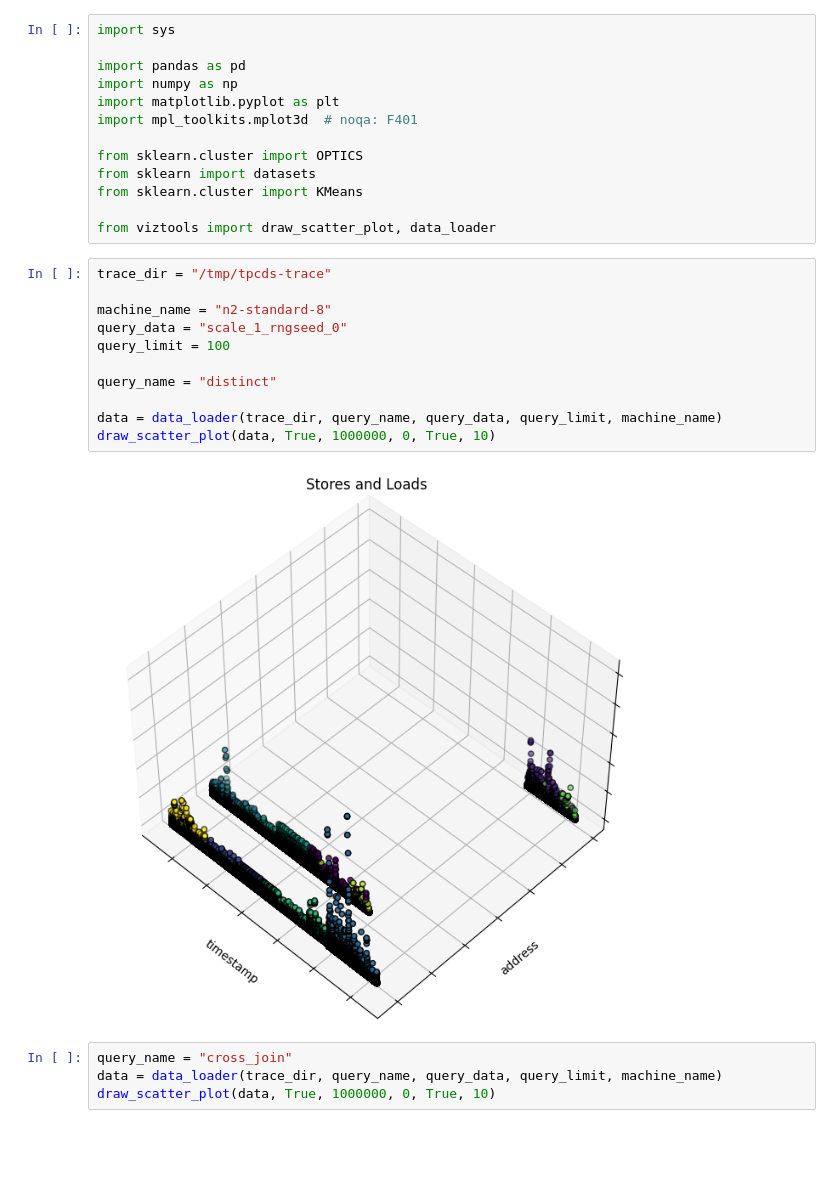
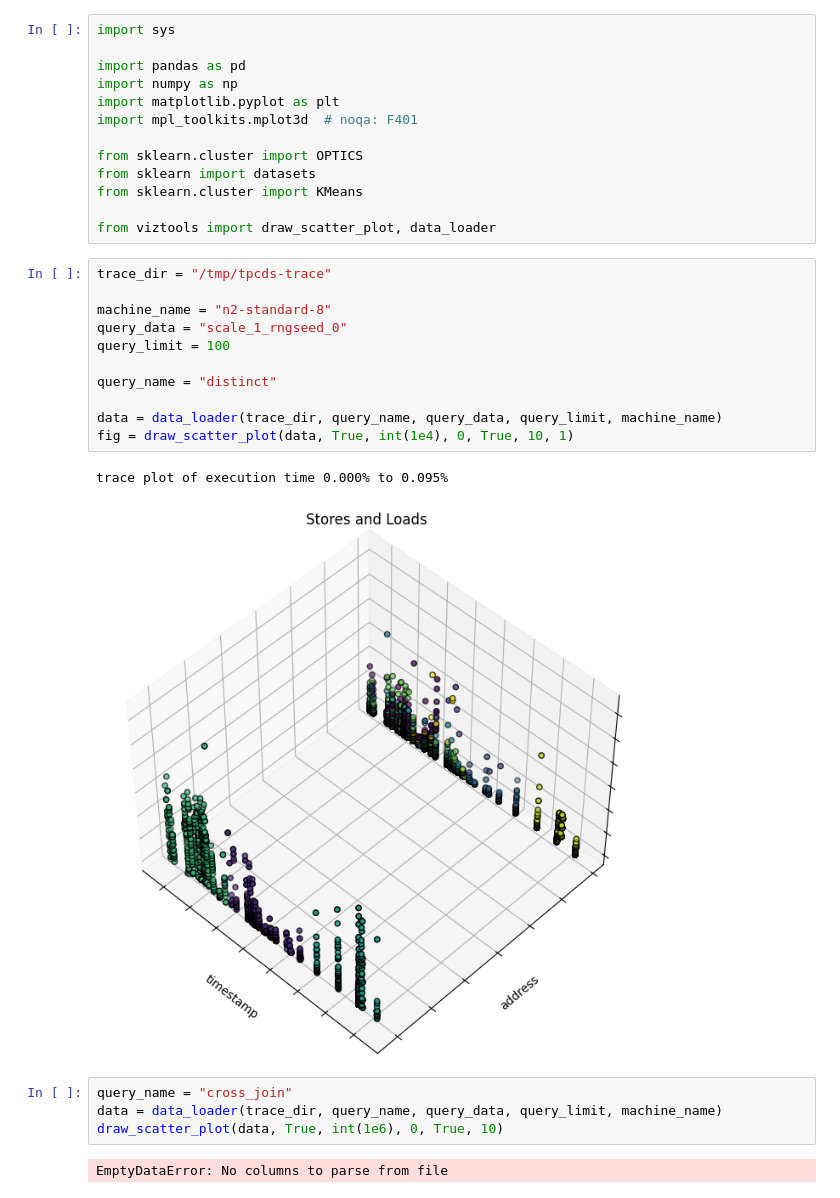
Before and after one commit to sunjin-choi/ocs-mem-prof, a Jupyter notebook: analysis/viz-interactive-prim.ipynb, the cells around one changed output. Saved outputs shown, nothing was run; the diff lists cells and outputs as text; blank space fills up the shorter version.

```diff
--- a/analysis/viz-interactive-prim.ipynb
+++ b/analysis/viz-interactive-prim.ipynb
@@ -14,20 +14,23 @@ from viztools import draw_scatter_plot, data_loader
 # %%
 trace_dir = "/tmp/tpcds-trace"
 
 machine_name = "n2-standard-8"
 query_data = "scale_1_rngseed_0"
 query_limit = 100
 
 query_name = "distinct"
 
 data = data_loader(trace_dir, query_name, query_data, query_limit, machine_name)
-draw_scatter_plot(data, True, 1000000, 0, True, 10)
+fig = draw_scatter_plot(data, True, int(1e4), 0, True, 10, 1)
 # %% [output]
+trace plot of execution time 0.000% to 0.095%
-[figure, old version]
+[figure, new version]
 # %%
 query_name = "cross_join"
 data = data_loader(trace_dir, query_name, query_data, query_limit, machine_name)
-draw_scatter_plot(data, True, 1000000, 0, True, 10)
+draw_scatter_plot(data, True, int(1e6), 0, True, 10)
+# %% [output]
+EmptyDataError: No columns to parse from file
 # %%
 query_name = "range_scan"
 data = data_loader(trace_dir, query_name, query_data, query_limit, machine_name)
```
Also changed, not shown: parts of 5 cells of this notebook.
